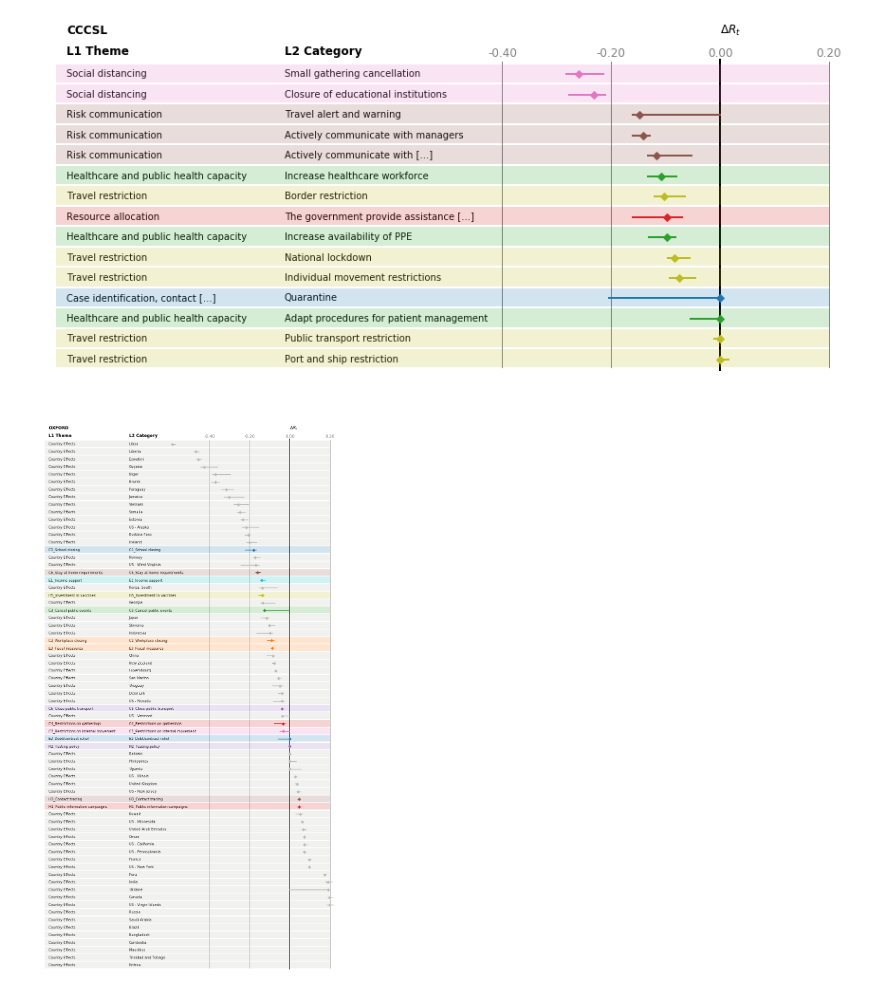
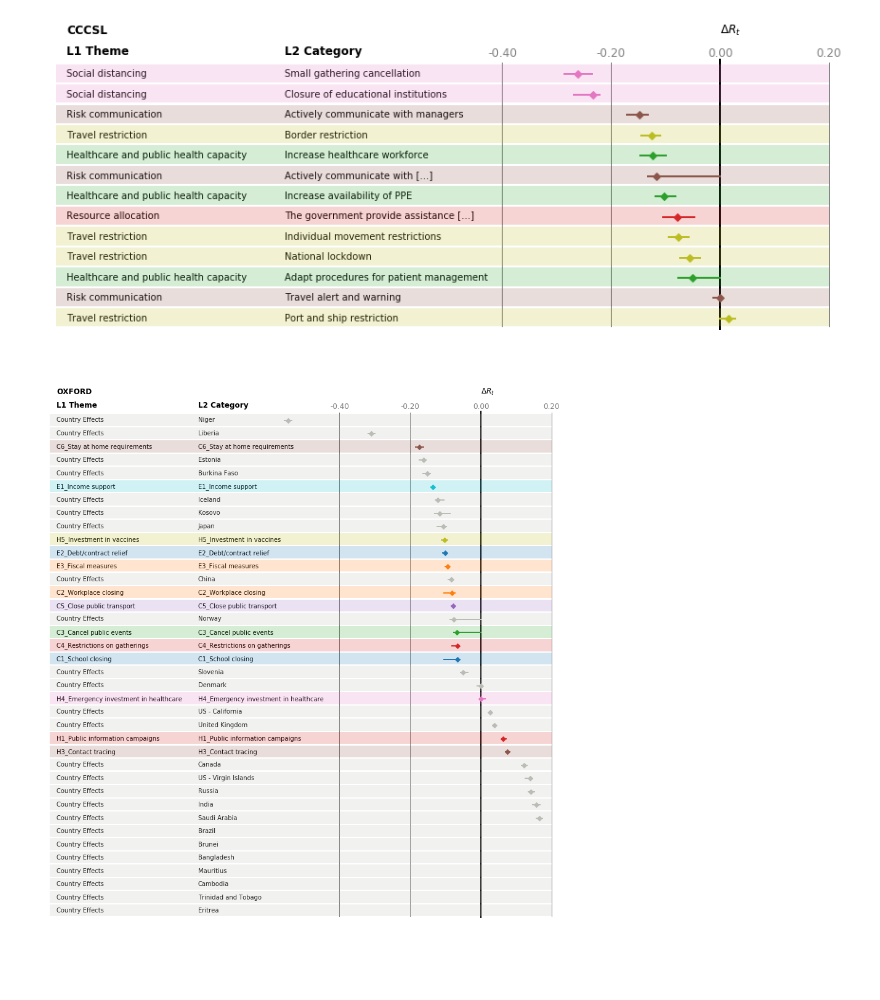
Before and after one commit to lukasgeyrhofer/corona, a Jupyter notebook: NPI measure effects.ipynb, the cells around one changed output. Saved outputs shown, nothing was run; the diff lists cells and outputs as text; code cells hidden in the pictures; blank space fills up the shorter version.

```diff
--- a/NPI measure effects.ipynb
+++ b/NPI measure effects.ipynb
@@ -66,10 +66,10 @@ cv_hitcovid.RunCV(shiftdaylist=shiftdaylist,alphalist = alphalist, crossvalcount
 # %%
 # rather load from external files
 
-cv_cccsl = pickle.load(open('pickle/cv_cccsl_200816.pickle','rb'))
-cv_oxford = pickle.load(open('pickle/cv_oxford_200816.pickle','rb'))
-cv_whophsm = pickle.load(open('pickle/cv_whophsm_200816.pickle','rb'))
-cv_acaps = pickle.load(open('pickle/cv_acaps_200816.pickle','rb'))
-cv_coronanet = pickle.load(open('pickle/cv_coronanet_200816.pickle','rb'))
-cv_hitcovid = pickle.load(open('pickle/cv_hitcovid_200816.pickle','rb'))
+cv_cccsl = pickle.load(open('pickle/cv_cccsl_200823.pickle','rb'))
+cv_oxford = pickle.load(open('pickle/cv_oxford_200823.pickle','rb'))
+cv_whophsm = pickle.load(open('pickle/cv_whophsm_200823.pickle','rb'))
+cv_acaps = pickle.load(open('pickle/cv_acaps_200823.pickle','rb'))
+cv_coronanet = pickle.load(open('pickle/cv_coronanet_200823.pickle','rb'))
+cv_hitcovid = pickle.load(open('pickle/cv_hitcovid_200823.pickle','rb'))
 # %%
@@ -121,10 +121,10 @@ cv_hitcovid.ComputeFinalModels(modelparameters=[(11,0.003162)])
 # %%
-cv_cccsl.PlotMeasureListSorted(title = 'CCCSL', drop_zeros = True, entryheight=.3, rescale = False, filename='measurelist_cccsl_200816.pdf', graylines = [-40,-20,20],include_countries=True, figsize = (12,3))
-cv_oxford.PlotMeasureListSorted(title = 'OXFORD', drop_zeros = True, entryheight=.3, rescale = False, filename='measurelist_oxford_200816.pdf', graylines = [-40,-20,20],include_countries=True, figsize = (12,3))
-cv_whophsm.PlotMeasureListSorted(title = 'WHOPHSM', drop_zeros = True, entryheight=.3, rescale = False, filename='measurelist_whophsm_200816.pdf', graylines = [-40,-20,20],include_countries=True, figsize = (12,3))
-cv_acaps.PlotMeasureListSorted(title = 'ACAPS', drop_zeros = True, entryheight=.3, rescale = False, filename='measurelist_acaps_200816.pdf', graylines = [-40,-20,20],include_countries=True, figsize = (12,3))
-cv_coronanet.PlotMeasureListSorted(title = 'CORONANET', drop_zeros = True, entryheight=.3, rescale = False, filename='measurelist_coronanet_200816.pdf', graylines = [-40,-20,20],include_countries=True, figsize = (12,3))
-cv_hitcovid.PlotMeasureListSorted(title = 'HITCOVID', drop_zeros = True, entryheight=.3, rescale = False, filename='measurelist_hitcovid_200816.pdf', graylines = [-40,-20,20],include_countries=True, figsize = (12,3))
+cv_cccsl.PlotMeasureListSorted(title = 'CCCSL', drop_zeros = True, entryheight=.3, rescale = False, filename='measurelist_cccsl_200823.pdf', graylines = [-40,-20,20],include_countries=True, figsize = (12,3))
+cv_oxford.PlotMeasureListSorted(title = 'OXFORD', drop_zeros = True, entryheight=.3, rescale = False, filename='measurelist_oxford_200823.pdf', graylines = [-40,-20,20],include_countries=True, figsize = (12,3))
+cv_whophsm.PlotMeasureListSorted(title = 'WHOPHSM', drop_zeros = True, entryheight=.3, rescale = False, filename='measurelist_whophsm_200823.pdf', graylines = [-40,-20,20],include_countries=True, figsize = (12,3))
+cv_acaps.PlotMeasureListSorted(title = 'ACAPS', drop_zeros = True, entryheight=.3, rescale = False, filename='measurelist_acaps_200823.pdf', graylines = [-40,-20,20],include_countries=True, figsize = (12,3))
+cv_coronanet.PlotMeasureListSorted(title = 'CORONANET', drop_zeros = True, entryheight=.3, rescale = False, filename='measurelist_coronanet_200823.pdf', graylines = [-40,-20,20],include_countries=True, figsize = (12,3))
+cv_hitcovid.PlotMeasureListSorted(title = 'HITCOVID', drop_zeros = True, entryheight=.3, rescale = False, filename='measurelist_hitcovid_200823.pdf', graylines = [-40,-20,20],include_countries=True, figsize = (12,3))
 # %% [output]
-[figure, old version]
+[figure, new version]
-[figure, old version]
+[figure, new version]
```
Also changed, not shown: parts of 7 cells of this notebook.
